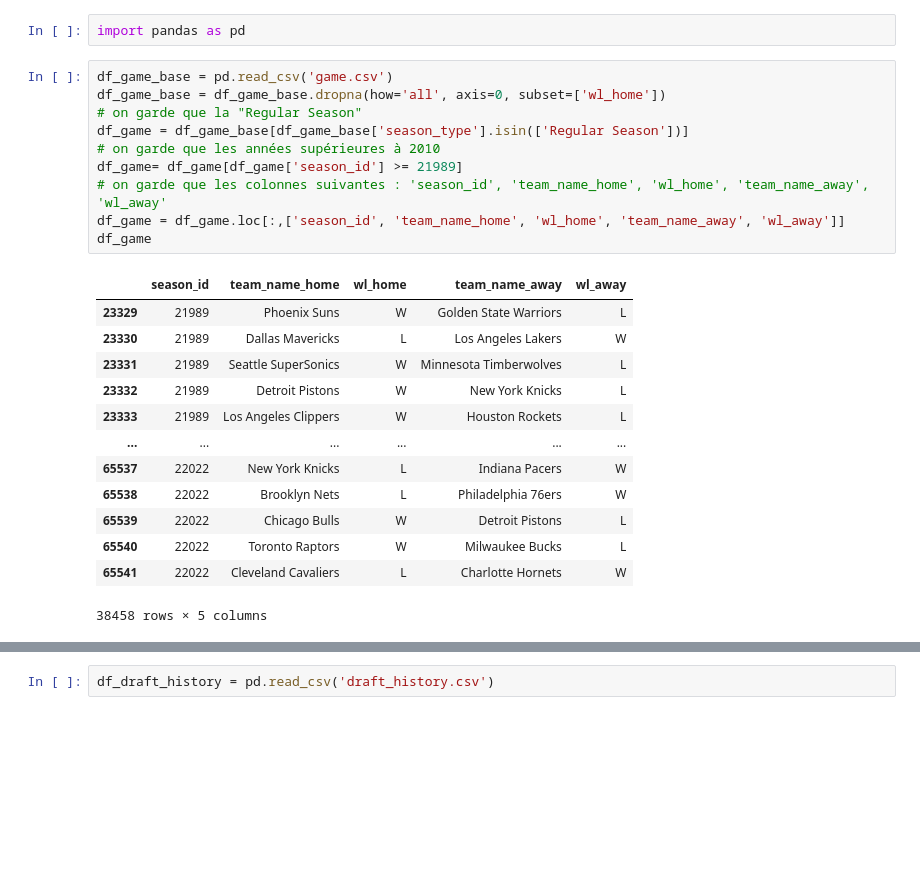
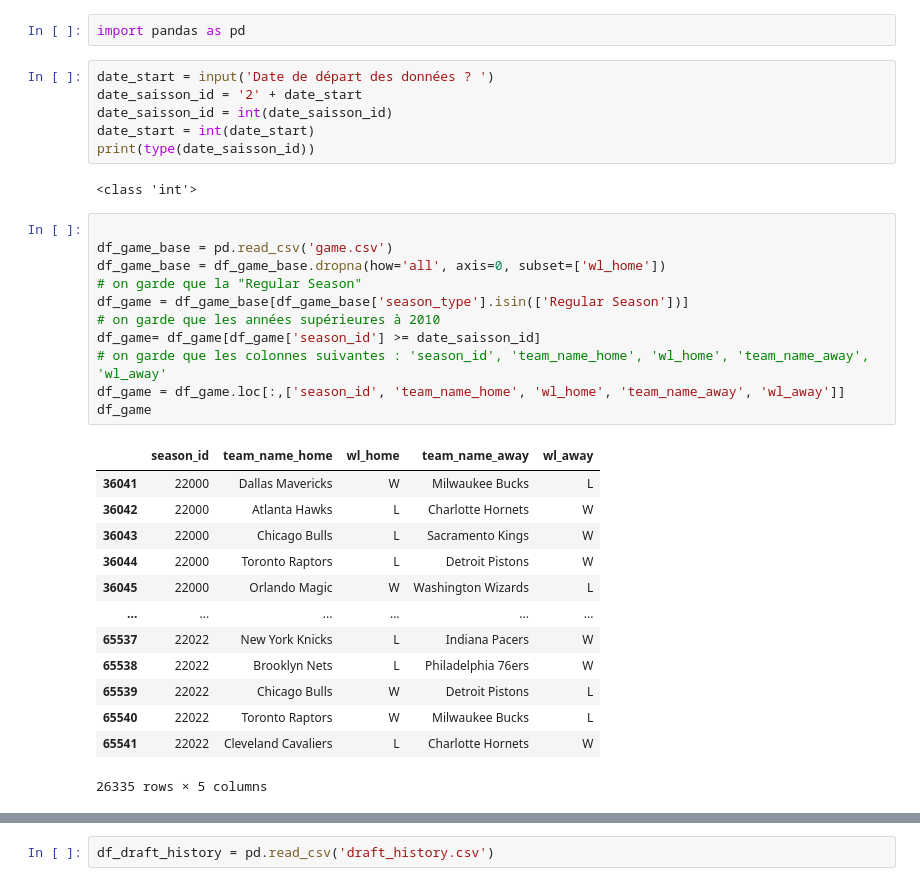
Before and after one commit to hugolo4/demodayJEDHA, a Jupyter notebook: dataframeCreate.ipynb, the cells around one changed output, grey strips where cells are left out. Cells and saved outputs as stored; diff of their text form; blank space fills up the shorter version.

```diff
--- a/dataframeCreate.ipynb
+++ b/dataframeCreate.ipynb
@@ -1,29 +1,38 @@
 # %%
 import pandas as pd
+# %%
+date_start = input('Date de départ des données ? ')
+date_saisson_id = '2' + date_start
+date_saisson_id = int(date_saisson_id)
+date_start = int(date_start)
+print(type(date_saisson_id))
+# %% [output]
+<class 'int'>
 # %%
+
 df_game_base = pd.read_csv('game.csv')
 df_game_base = df_game_base.dropna(how='all', axis=0, subset=['wl_home'])
 # on garde que la "Regular Season"
 df_game = df_game_base[df_game_base['season_type'].isin(['Regular Season'])]
 # on garde que les années supérieures à 2010
-df_game= df_game[df_game['season_id'] >= 21989]
+df_game= df_game[df_game['season_id'] >= date_saisson_id]
 # on garde que les colonnes suivantes : 'season_id', 'team_name_home', 'wl_home', 'team_name_away', 'wl_away'
 df_game = df_game.loc[:,['season_id', 'team_name_home', 'wl_home', 'team_name_away', 'wl_away']]
 df_game
 # %% [output]
 |  | season_id | team_name_home | wl_home | team_name_away | wl_away |
-| 23329 | 21989 | Phoenix Suns | W | Golden State Warriors | L |
-| 23330 | 21989 | Dallas Mavericks | L | Los Angeles Lakers | W |
-| 23331 | 21989 | Seattle SuperSonics | W | Minnesota Timberwolves | L |
-| 23332 | 21989 | Detroit Pistons | W | New York Knicks | L |
-| 23333 | 21989 | Los Angeles Clippers | W | Houston Rockets | L |
+| 36041 | 22000 | Dallas Mavericks | W | Milwaukee Bucks | L |
+| 36042 | 22000 | Atlanta Hawks | L | Charlotte Hornets | W |
+| 36043 | 22000 | Chicago Bulls | L | Sacramento Kings | W |
+| 36044 | 22000 | Toronto Raptors | L | Detroit Pistons | W |
+| 36045 | 22000 | Orlando Magic | W | Washington Wizards | L |
 | ... | ... | ... | ... | ... | ... |
 | 65537 | 22022 | New York Knicks | L | Indiana Pacers | W |
 | 65538 | 22022 | Brooklyn Nets | L | Philadelphia 76ers | W |
 | 65539 | 22022 | Chicago Bulls | W | Detroit Pistons | L |
 | 65540 | 22022 | Toronto Raptors | W | Milwaukee Bucks | L |
 | 65541 | 22022 | Cleveland Cavaliers | L | Charlotte Hornets | W |
-38458 rows × 5 columns
+26335 rows × 5 columns
 # %%
 # conversion de season_id en année
 def supprimer_premier_2(valeur):
```
Also changed, not shown: parts of 12 cells of this notebook, 5 other files.
